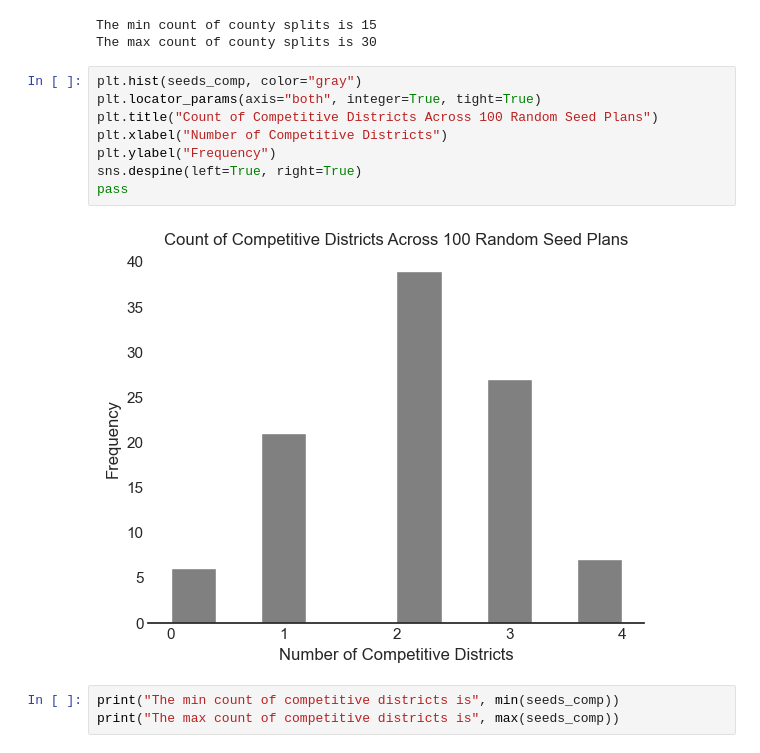
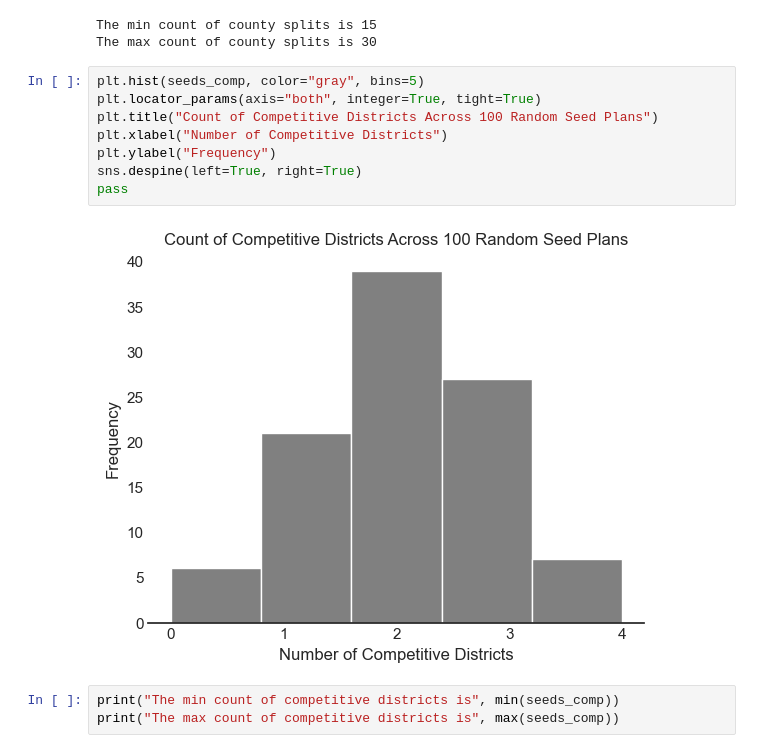
Before and after one commit to uwescience/dssg2021-redistricting, a Jupyter notebook: Colorado/02_CO_EDA_Modeling_Decisions.ipynb, the cells around one changed output. Saved outputs shown, nothing was run; the diff lists cells and outputs as text.

```diff
--- a/Colorado/02_CO_EDA_Modeling_Decisions.ipynb
+++ b/Colorado/02_CO_EDA_Modeling_Decisions.ipynb
@@ -357,15 +357,15 @@ print("The max count of county splits is", max(seeds_county))
 The min count of county splits is 15
 The max count of county splits is 30
 # %%
-plt.hist(seeds_comp, color="gray")
+plt.hist(seeds_comp, color="gray", bins=5)
 plt.locator_params(axis="both", integer=True, tight=True)
 plt.title("Count of Competitive Districts Across 100 Random Seed Plans")
 plt.xlabel("Number of Competitive Districts")
 plt.ylabel("Frequency")
 sns.despine(left=True, right=True)
 pass
 # %% [output]
-[figure, old version]
+[figure, new version]
 # %%
 print("The min count of competitive districts is", min(seeds_comp))
 print("The max count of competitive districts is", max(seeds_comp))
```
Also changed, not shown: parts of 9 cells of this notebook, 2 other files.
